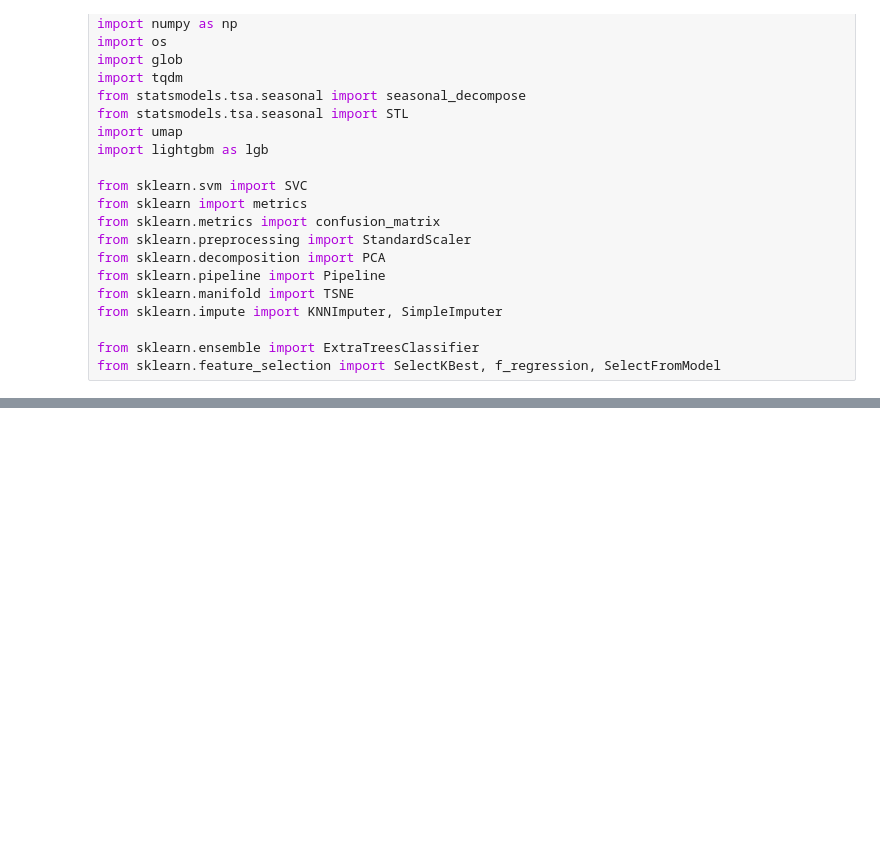
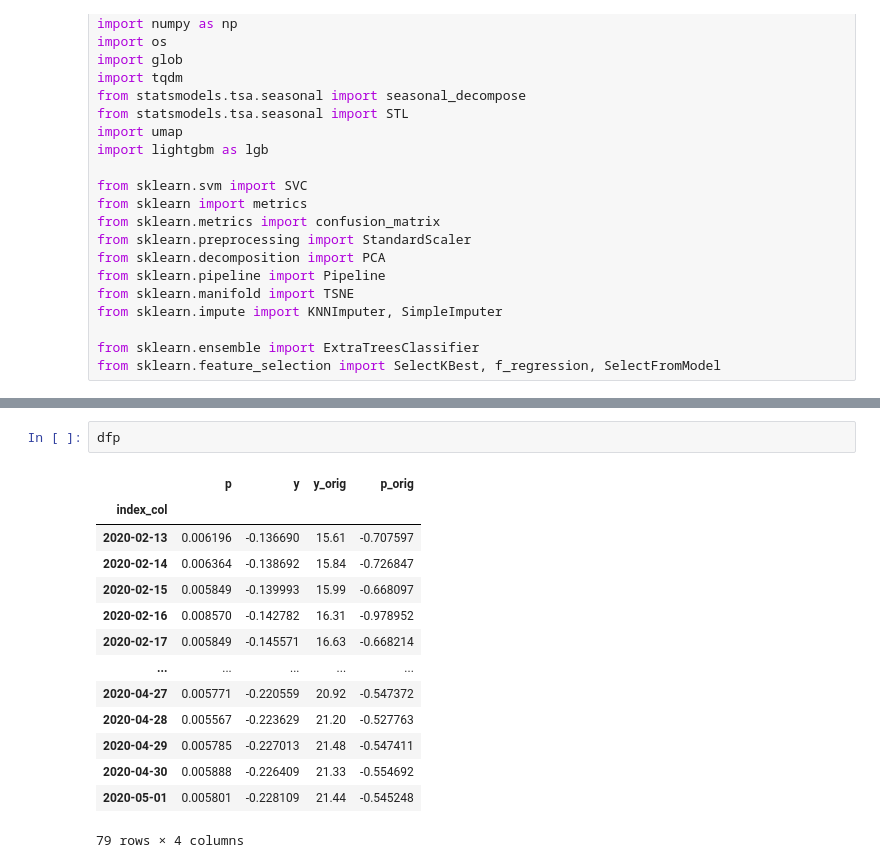
Before and after one commit to thomas-wsbd/acea-water-prediction, a Jupyter notebook: features.ipynb, the cells around one changed output, grey strips where cells are left out. Drawn from its saved outputs; the diff is of its cells as text; blank space fills up the shorter version.

```diff
--- a/features.ipynb
+++ b/features.ipynb
@@ -241,0 +306,17 @@ for dataset in data_sets:
+# %%
+dfp
+# %% [output]
+|  | p | y | y_orig | p_orig |
+| index_col |  |  |  |  |
+| 2020-02-13 | 0.006196 | -0.136690 | 15.61 | -0.707597 |
+| 2020-02-14 | 0.006364 | -0.138692 | 15.84 | -0.726847 |
+| 2020-02-15 | 0.005849 | -0.139993 | 15.99 | -0.668097 |
+| 2020-02-16 | 0.008570 | -0.142782 | 16.31 | -0.978952 |
+| 2020-02-17 | 0.005849 | -0.145571 | 16.63 | -0.668214 |
+| ... | ... | ... | ... | ... |
+| 2020-04-27 | 0.005771 | -0.220559 | 20.92 | -0.547372 |
+| 2020-04-28 | 0.005567 | -0.223629 | 21.20 | -0.527763 |
+| 2020-04-29 | 0.005785 | -0.227013 | 21.48 | -0.547411 |
+| 2020-04-30 | 0.005888 | -0.226409 | 21.33 | -0.554692 |
+| 2020-05-01 | 0.005801 | -0.228109 | 21.44 | -0.545248 |
+79 rows × 4 columns
```
Also changed, not shown: parts of 4 cells of this notebook.
